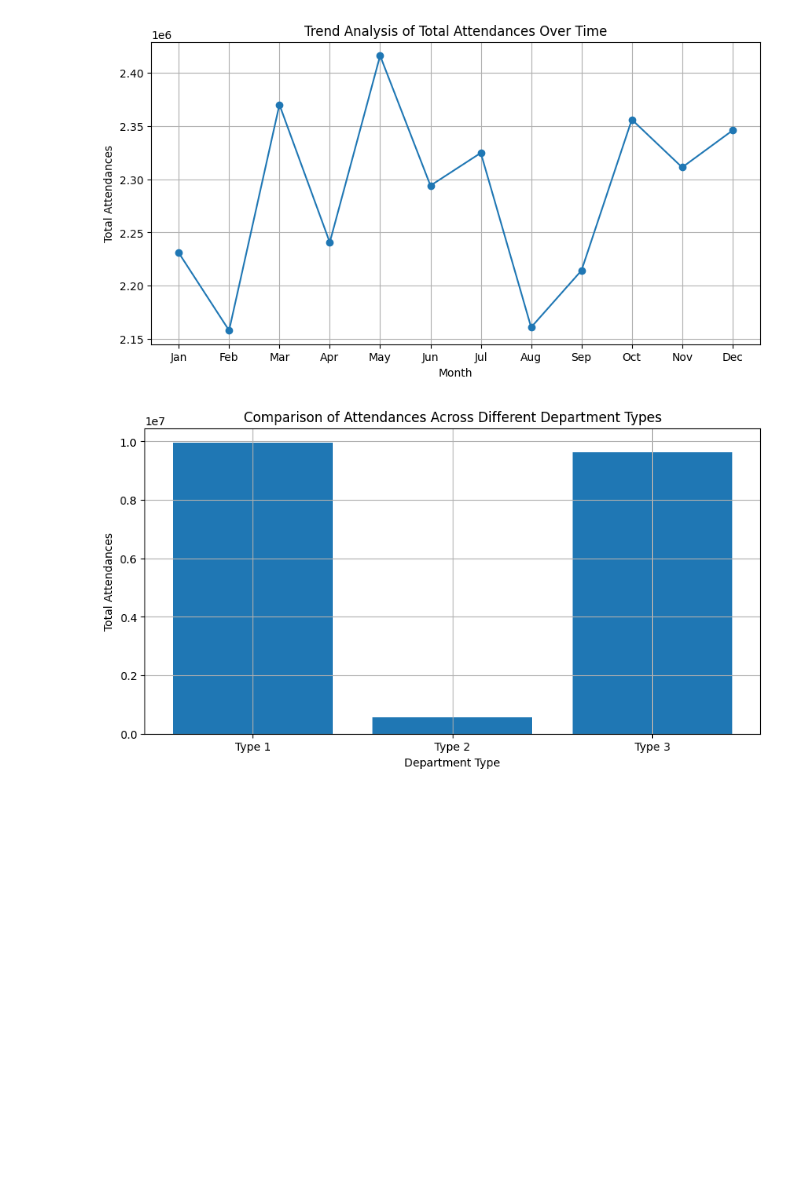
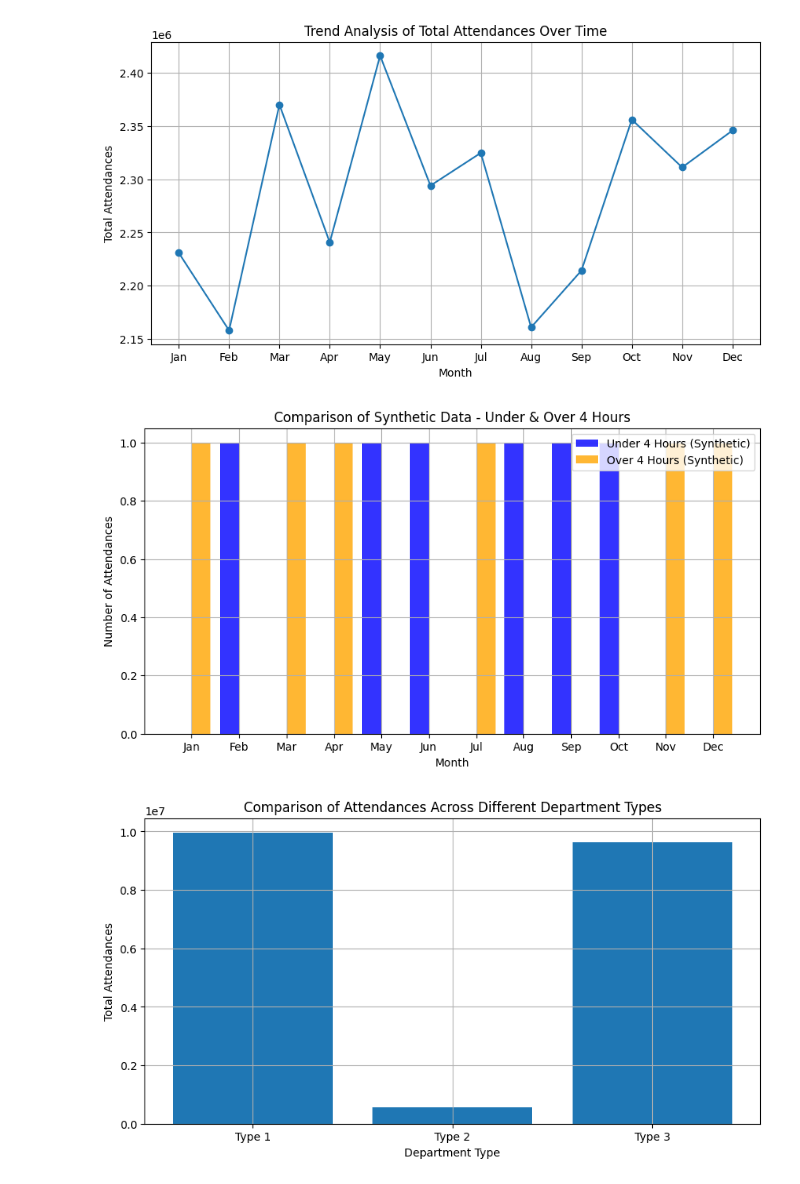
Before and after one commit to sophieboyle1/Final-Year-Project, a Jupyter notebook: src/synthetic_data_v2.ipynb, the cells around one changed output. Drawn from its saved outputs; the diff is of its cells as text; code cells hidden in the pictures; blank space fills up the shorter version.

```diff
--- a/src/synthetic_data_v2.ipynb
+++ b/src/synthetic_data_v2.ipynb
@@ -239,6 +239,47 @@ plt.grid()
 plt.show()
 # %% [output]
 [figure]
+# %%
+# Re-import necessary libraries after execution state reset
+import pandas as pd
+import numpy as np
+import matplotlib.pyplot as plt
+
+# Generate synthetic data with adjusted variance and mean
+def generate_synthetic_data(start_date, end_date, freq='M', seed=42):
+    idx = pd.date_range(start=start_date, end=end_date, freq=freq)
+    rng = np.random.default_rng(seed=seed)
+    wait_times = rng.normal(loc=240, scale=120, size=len(idx))  # Increased mean and variance
+    wait_times = np.clip(wait_times, 10, 600)  # Ensuring values are within a logical range
+    return pd.DataFrame(index=idx, data=wait_times, columns=["wait_time_minutes"])
+
+# Creating synthetic dataset for 2024
+synthetic_df = generate_synthetic_data(start_date='2024-01-01', end_date='2024-12-31')
+
+# Categorize into Under 4 Hours and Over 4 Hours
+synthetic_df['Under_4_Hours'] = (synthetic_df['wait_time_minutes'] <= 240).astype(int)
+synthetic_df['Over_4_Hours'] = (synthetic_df['wait_time_minutes'] > 240).astype(int)
+
+# Extract Month for Aggregation
+synthetic_df['Month'] = synthetic_df.index.month
+
+# Aggregate by month for comparison
+synthetic_monthly = synthetic_df.groupby('Month')[['Under_4_Hours', 'Over_4_Hours']].sum().reset_index()
+
+# Plot synthetic data comparison
+plt.figure(figsize=(10, 5))
+plt.bar(synthetic_monthly['Month'] - 0.2, synthetic_monthly['Under_4_Hours'], width=0.4, label="Under 4 Hours (Synthetic)", alpha=0.8, color='blue')
+plt.bar(synthetic_monthly['Month'] + 0.2, synthetic_monthly['Over_4_Hours'], width=0.4, label="Over 4 Hours (Synthetic)", alpha=0.8, color='orange')
+
+plt.title("Comparison of Synthetic Data - Under & Over 4 Hours")
+plt.xlabel("Month")
+plt.ylabel("Number of Attendances")
+plt.xticks(range(1, 13), ['Jan', 'Feb', 'Mar', 'Apr', 'May', 'Jun', 'Jul', 'Aug', 'Sep', 'Oct', 'Nov', 'Dec'])
+plt.legend()
+plt.grid()
+plt.show()
+# %% [output]
+[figure, added]
 # %%
 # Aggregate and plot comparison of attendances across different department types
 department_types = ['Type 1', 'Type 2', 'Type 3']
```
Also changed, not shown: parts of 1 cell of this notebook.
